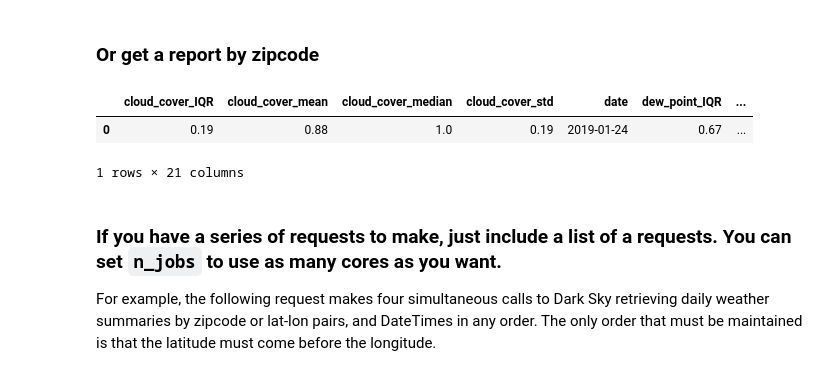
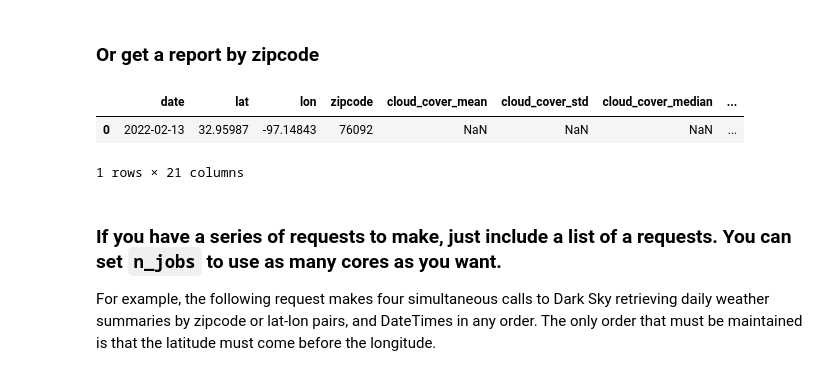
Before and after one commit to aid4mh/gSCAP, a Jupyter notebook: notebooks/demos/weather.ipynb, the cells around one changed output. Cells and saved outputs as stored; diff of their text form; code cells hidden in the pictures.

```diff
--- a/notebooks/demos/weather.ipynb
+++ b/notebooks/demos/weather.ipynb
@@ -34,11 +36,11 @@ report['misses']
 # %% [markdown]
 ### Or get a report by zipcode
 # %%
-report = weather.weather_report((today, 98110))
+report = weather.weather_report((today, 76092))
 pd.DataFrame(report.get('report')).head()
 # %% [output]
-|  | cloud_cover_IQR | cloud_cover_mean | cloud_cover_median | cloud_cover_std | date | dew_point_IQR | ... |
-| 0 | 0.19 | 0.88 | 1.0 | 0.19 | 2019-01-24 | 0.67 | ... |
+|  | date | lat | lon | zipcode | cloud_cover_mean | cloud_cover_std | cloud_cover_median | ... |
+| 0 | 2022-02-13 | 32.95987 | -97.14843 | 76092 | NaN | NaN | NaN | ... |
 1 rows × 21 columns
 # %% [markdown]
 ### If you have a series of requests to make, just include a list of a requests. You can set `n_jobs` to use as many cores as you want.
```
Also changed, not shown: parts of 2 cells of this notebook, 5 other files.
